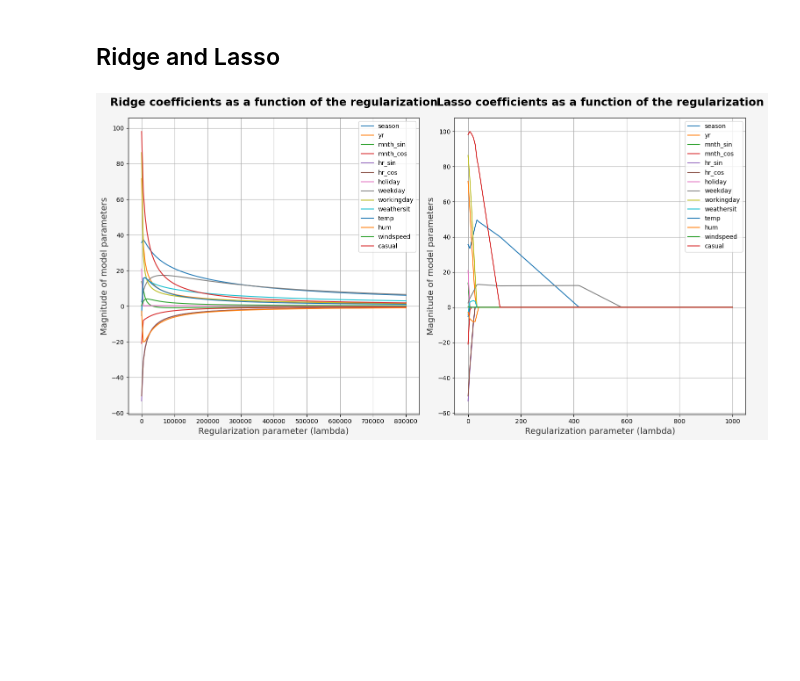
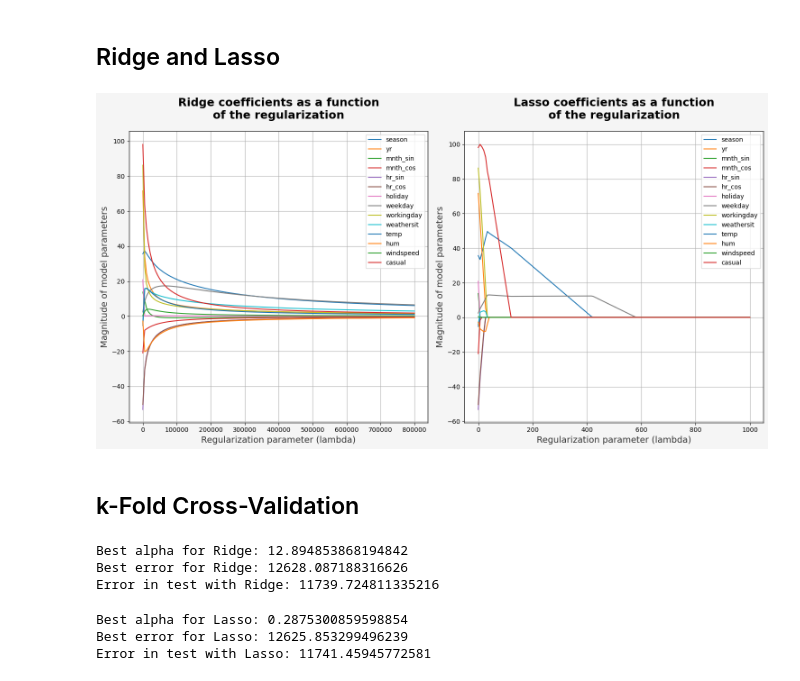
Before and after one commit to jorgeDongoG/ENEI-2025-ML1-Tarea1, a Jupyter notebook: scripts/parte_d.ipynb, the cells around one changed output. Saved outputs shown, nothing was run; the diff lists cells and outputs as text; code cells hidden in the pictures; blank space fills up the shorter version.

```diff
--- a/scripts/parte_d.ipynb
+++ b/scripts/parte_d.ipynb
@@ -708,33 +708,35 @@ for a in alphas_r:
 alphas_l = np.linspace(1e-3,10e2,
                      150)
 
 lasso_coefs = []
 for a in alphas_l:
     lasso = Lasso(alpha=a, fit_intercept=False)
     lasso.fit(X_train, y_train)
     lasso_coefs.append(lasso.coef_)
 
 fig, axs = plt.subplots(1,2, figsize=(15,8))
 
 # Plot 1: Ridge coefficients
 axs[0].plot(alphas_r, ridge_coefs)
 axs[0].set_xlabel('Regularization parameter (lambda)')
 axs[0].set_ylabel('Magnitude of model parameters')
-axs[0].set_title('Ridge coefficients as a function of the regularization')
+axs[0].set_title('Ridge coefficients as a function\nof the regularization')
 axs[0].grid(True)
 axs[0].legend([c for c in X.columns], loc="upper right")
 axs[0].axis('tight')
 
 # Plot 2: Lasso coefficients
 axs[1].plot(alphas_l, lasso_coefs)
 axs[1].set_xlabel('Regularization parameter (lambda)')
 axs[1].set_ylabel('Magnitude of model parameters')
-axs[1].set_title('Lasso coefficients as a function of the regularization')
+axs[1].set_title('Lasso coefficients as a function\nof the regularization')
 axs[1].grid(True)
 axs[1].legend([c for c in X.columns], loc="upper right")
 axs[1].axis('tight')
 
 plt.tight_layout()
 plt.show()
 # %% [output]
-[figure, old version]
+[figure, new version]
+# %% [markdown]
+## k-Fold Cross-Validation
@@ -740,0 +753,58 @@ plt.show()
+# %%
+alphas_r = np.linspace(1e-3, 1e2, 350)
+
+ridge_scores = []
+
+for alpha in alphas_r:
+    ridge = Ridge(alpha=alpha)
+    scores = cross_val_score(ridge, X_train, y_train, cv=kfold, scoring='neg_mean_squared_error')
+    ridge_scores.append(np.mean(scores))
+
+i = np.argmax(ridge_scores)
+
+best_alpha_ridge = alphas_r[i]
+
+print(f'Best alpha for Ridge: {best_alpha_ridge}')
+print(f'Best error for Ridge: {np.abs(ridge_scores[i])}')
+
+ridge_best = Ridge(alpha=best_alpha_ridge, random_state=40)
+ridge_best.fit(X_train, y_train)
+
+
+y_pred = ridge_best.predict(X_test)
+test_error = mean_squared_error2(y_test, y_pred)
+
+print(f"Error in test with Ridge: {test_error}")
+# %% [output]
+Best alpha for Ridge: 12.894853868194842
+Best error for Ridge: 12628.087188316626
+Error in test with Ridge: 11739.724811335216
+# %%
+alphas_l = np.linspace(1e-3, 1e2, 350)
+
+lasso_scores = []
+
+for alpha in alphas_l:
+    lasso = Lasso(alpha=alpha, random_state=40)
+    scores = cross_val_score(lasso, X_train, y_train, cv=kfold, scoring='neg_mean_squared_error')
+    lasso_scores.append(np.mean(scores))
+
+i = np.argmax(lasso_scores)
+
+best_alpha_lasso = alphas_l[i]
+
+print(f'Best alpha for Lasso: {best_alpha_lasso}')
+print(f'Best error for Lasso: {np.abs(lasso_scores[i])}')
+
+lasso_best = Lasso(alpha=best_alpha_lasso, random_state=40)
+lasso_best.fit(X_train, y_train)
+
+
+y_pred = lasso_best.predict(X_test)
+test_error = mean_squared_error2(y_test, y_pred)
+
+print(f"Error in test with Lasso: {test_error}")
+# %% [output]
+Best alpha for Lasso: 0.2875300859598854
+Best error for Lasso: 12625.853299496239
+Error in test with Lasso: 11741.45945772581
```
Also changed, not shown: parts of 4 cells of this notebook.
